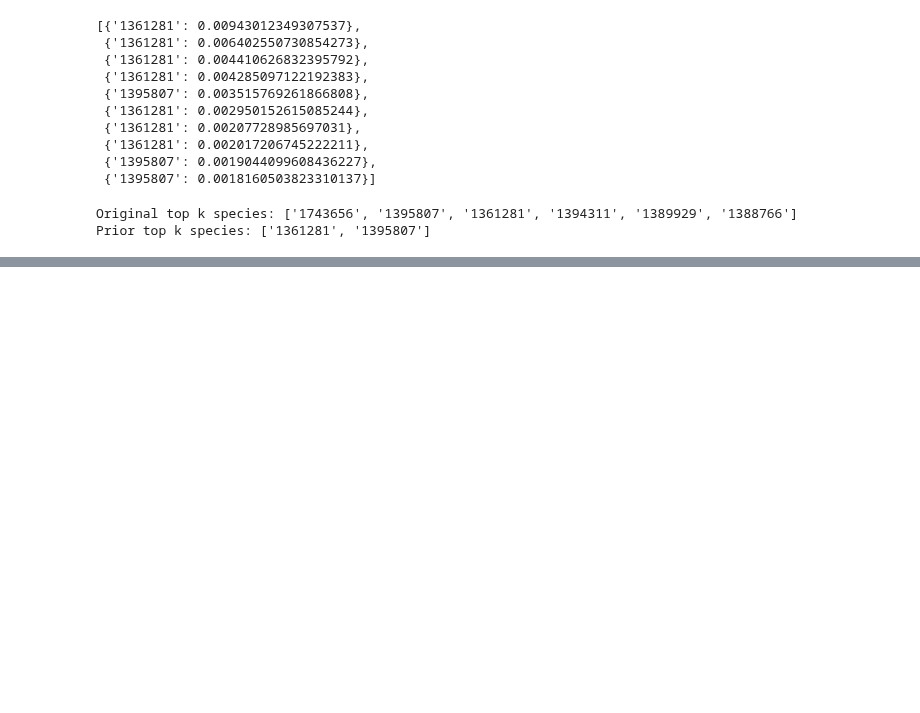
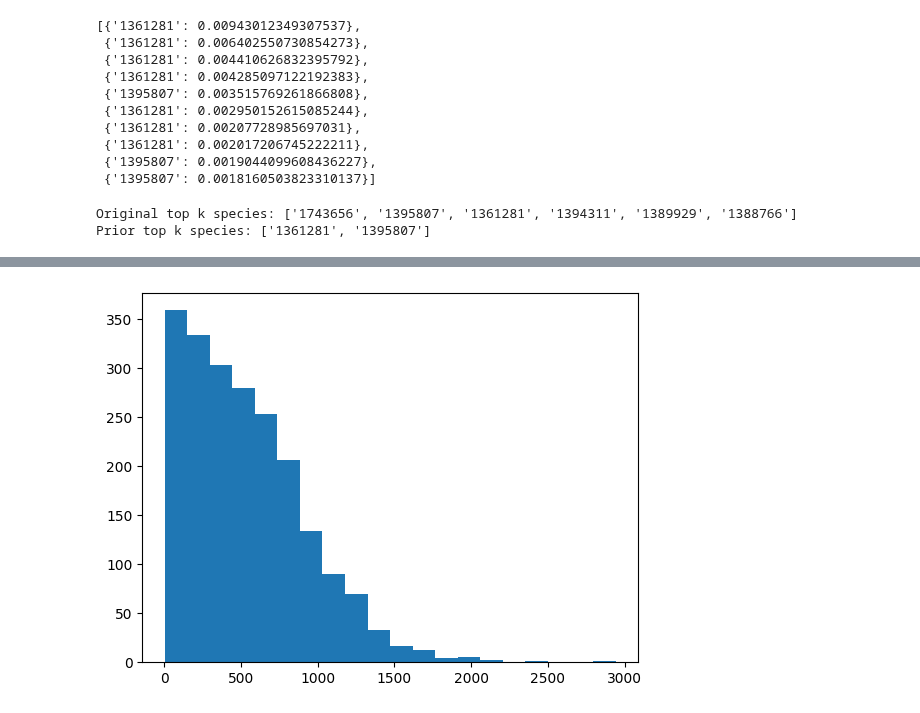
Before and after one commit to dsgt-arc/plantclef-2025, a Jupyter notebook: notebooks/classification/20250416-mg-single-image-classification.ipynb, the cells around one changed output, grey strips where cells are left out. Saved outputs shown, nothing was run; the diff lists cells and outputs as text; code cells hidden in the pictures; blank space fills up the shorter version.

```diff
--- a/notebooks/classification/20250416-mg-single-image-classification.ipynb
+++ b/notebooks/classification/20250416-mg-single-image-classification.ipynb
@@ -310,0 +346,32 @@ Prior top k species: ['1361281', '1395807']
+# %%
+import numpy as np
+from pyspark.sql import functions as F
+
+
+def hill_number_order1(probs):
+    probs = np.array(probs)
+    # filter out zero probabilities to avoid log(0)
+    probs = probs[probs > 0]
+    shannon_entropy = -np.sum(probs * np.log(probs))
+    return np.exp(shannon_entropy)
+
+
+@F.udf("float")
+def hill_udf(arr):
+    return float(hill_number_order1(arr))
+
+
+@F.udf("array<float>")
+def softmax_udf(arr):
+    arr = np.array(arr)
+    arr = np.exp(arr - np.max(arr))
+    return (arr / arr.sum()).astype(float).tolist()
+
+
+with_hill = (
+    test_df.select("image_name", "output.logits")
+    .withColumn("proba", softmax_udf("logits"))
+    .withColumn("diversity", hill_udf("proba"))
+)
+
+with_hill.select("diversity").describe().show()
@@ -310,0 +389,8 @@ Prior top k species: ['1361281', '1395807']
+# %%
+from matplotlib import pyplot as plt
+
+pdf = with_hill.select("diversity").toPandas()
+plt.hist(pdf.diversity, bins=20)
+plt.show()
+# %% [output]
+[figure, added]
```
Also changed, not shown: parts of 5 cells of this notebook, 15 other files.
